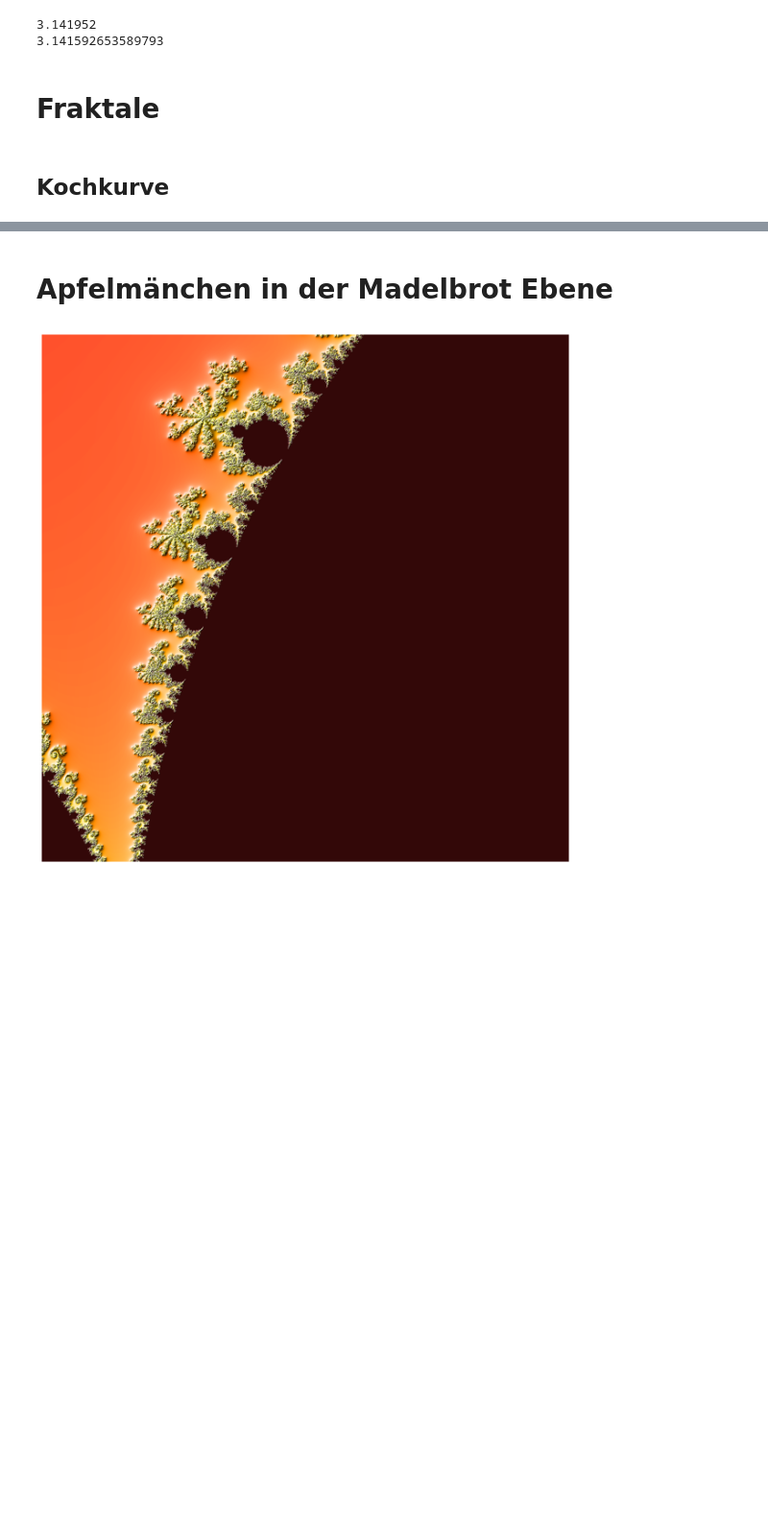
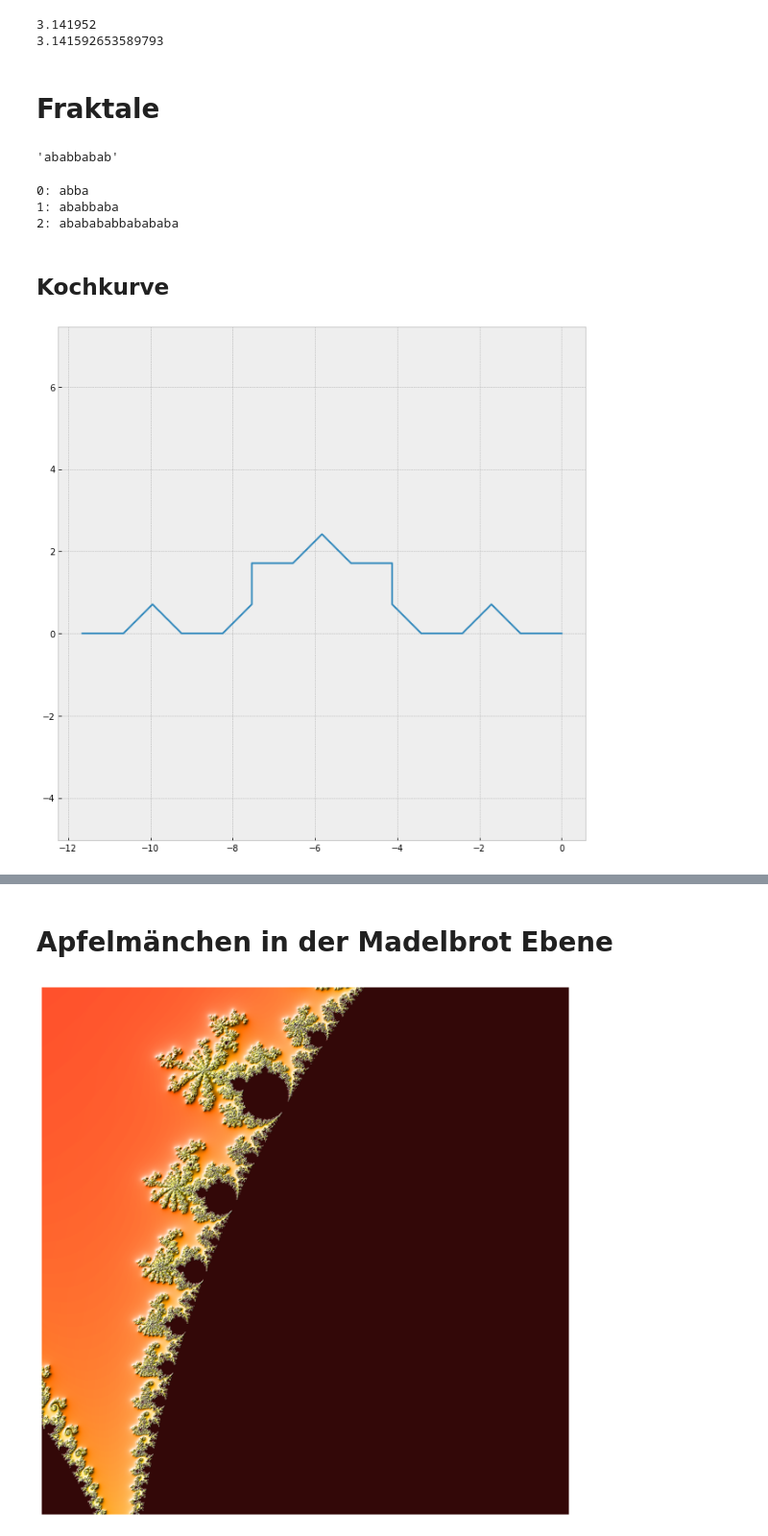
Before and after one commit to mgje/PIUMP, a Jupyter notebook: hs2020/Jupyter_Notebooks_im_Unterricht.ipynb, the cells around one changed output, grey strips where cells are left out. Shown at 96% size. Saved outputs shown, nothing was run; the diff lists cells and outputs as text; code cells hidden in the pictures; blank space fills up the shorter version.

```diff
--- a/hs2020/Jupyter_Notebooks_im_Unterricht.ipynb
+++ b/hs2020/Jupyter_Notebooks_im_Unterricht.ipynb
@@ -341,3 +341,24 @@ print(pi)
 3.141592653589793
 # %% [markdown]
 # Fraktale
+# %%
+from math import *
+%matplotlib inline
+import matplotlib.pyplot as plt
+plt.style.use('bmh')  # Use some nicer default colors
+DEGREES_TO_RADIANS = pi / 180
+# %%
+def plot_coords(coords, bare_plot=False):
+
+    # Ensures equal aspect ratio.
+    plt.axes().set_aspect('equal', 'datalim')
+    # Converts a list of coordinates into
+    # lists of X and Y values, respectively.
+    X, Y = zip(*coords)
+    # Draws the plot.
+    fig = plt.gcf()
+    if bare_plot:
+        # Turns off the axis markers.
+        plt.axis('off')
+    fig.set_size_inches(11,11)
+    plt.plot(X, Y);
@@ -344,2 +398,26 @@ print(pi)
+# %%
+def transform_sequence(sequence, transformations):
+    return ''.join(transformations.get(c, c) for c in sequence)
+
+transform_sequence('acab', {'a': 'aba', 'c': 'bb'})
+# %% [output]
+'ababbabab'
+# %%
+def transform_multiple(sequence, transformations, iterations):
+    for _ in range(iterations):
+        sequence = transform_sequence(sequence, transformations)
+    return sequence
+
+print('0:', transform_multiple('abba', {'b': 'bab'}, 0))
+print('1:', transform_multiple('abba', {'b': 'bab'}, 1))
+print('2:', transform_multiple('abba', {'b': 'bab'}, 2))
+# %% [output]
+0: abba
+1: ababbaba
+2: ababababbabababa
 # %% [markdown]
 ## Kochkurve
+# %%
+plot_coords(turtle_to_coords(transform_multiple('F', {'F': 'F+F--F+F'}, 2),45))
+# %% [output]
+[figure, added]
```
Also changed, not shown: parts of 10 cells of this notebook.
